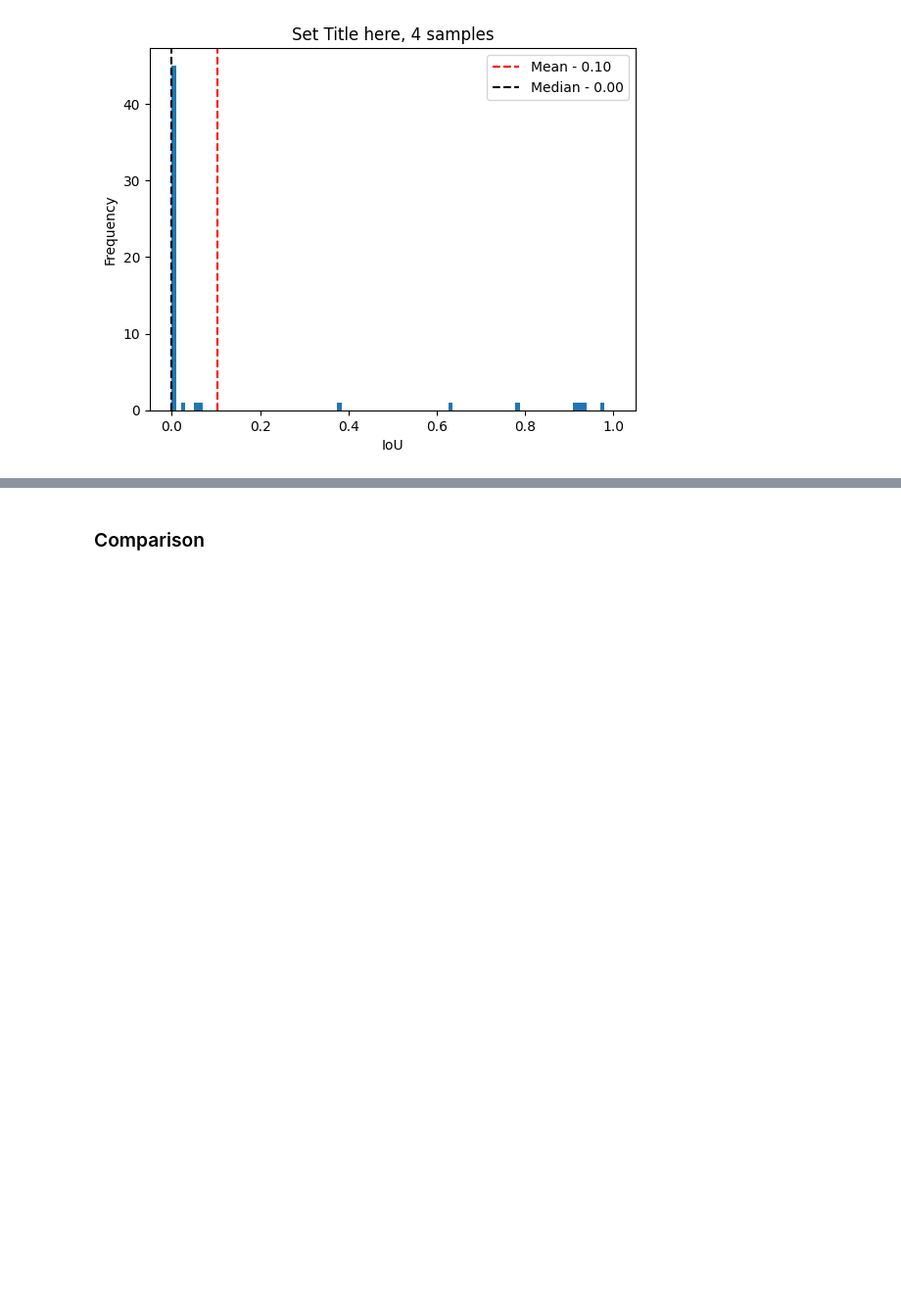
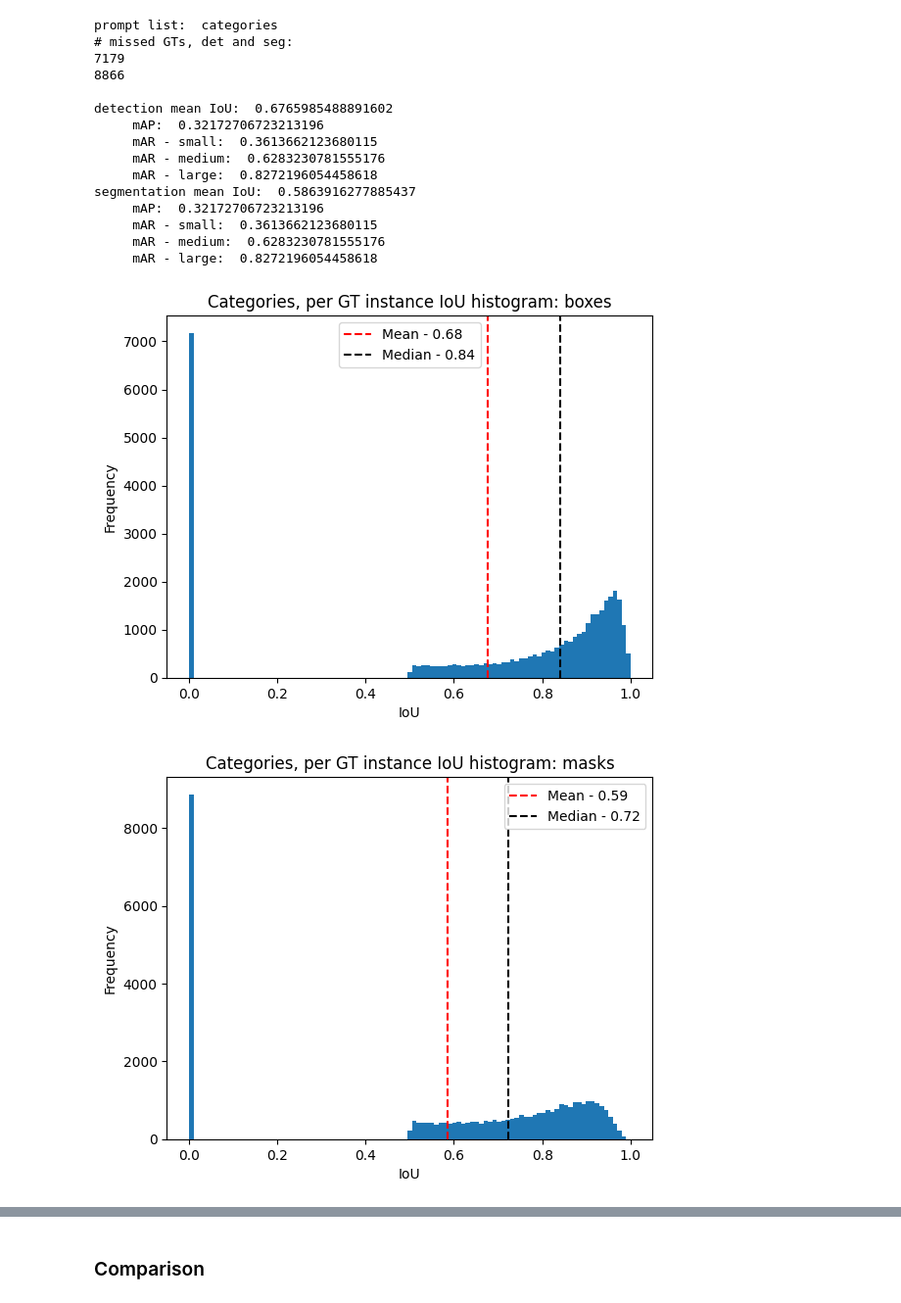
Before and after one commit to jsvobo/DetSeg, a Jupyter notebook: IoU_recall_visuals.ipynb, the cells around one changed output, grey strips where cells are left out. Shown: that part at 98% size. Drawn from its saved outputs; the diff is of its cells as text; code cells hidden in the pictures; blank space fills up the shorter version.

```diff
--- a/IoU_recall_visuals.ipynb
+++ b/IoU_recall_visuals.ipynb
@@ -13,0 +19,3 @@ import pprint
+# %%
+transforms = None
+coco_dataset = CocoLoader(get_coco_split(split="val"), transform=transforms)
@@ -14,4 +28,18 @@ import pprint
 # %%
-path = "./out/pipeline_results/GroundingDinoTiny_SamWrapper_b_categories_coco_train_4_09_03"
-results, config, array_boxes, array_masks = utils.load_results(path, print_conf=True)
+path = (
+    "./out/pipeline_results/GroundingDinoTiny_SamWrapper_b_categories_coco_val_5000_09_04"
+)
+
 # index array translates index in other arrays to index in the dataset
+
+# coco classes:
+#   ./out/pipeline_results/GroundingDinoTiny_SamWrapper_b_dataset_defaults_coco_val_5000_09_04
+
+# general:
+#   ./out/pipeline_results/GroundingDinoTiny_SamWrapper_b_general_coco_val_5000_09_04
+
+# categories:
+#   ./out/pipeline_results/GroundingDinoTiny_SamWrapper_b_categories_coco_val_5000_09_04
+
+# GT: without middle
+#  ./out/pipeline_results/GTboxDetector_SamWrapper_b_dataset_defaults_coco_val_5000_09_04
@@ -59,24 +46,20 @@ dict_keys(['mean det IoU', 'mean seg IoU', 'classless mAP - detection', 'classle
-# %%
-lspace = np.linspace(0.0, 1.0, 100)
-
-# Calculate the number of objects in each bin
-hist, bins, _ = plt.hist(IoU_array, bins=lspace)
-
-# Find the bin index where the mean value of IoU_array falls
-mean_threshold = np.mean(IoU_array)
-median_threshold = np.median(IoU_array)
-plt.axvline(x=mean_threshold, color="red", linestyle="--")
-plt.axvline(x=median_threshold, color="black", linestyle="--")
-# Add labels and title
-plt.xlabel("IoU")
-plt.ylabel("Frequency")
-size = (config["max_batch"] * config["batch_size"])
-plt.title(f"Set Title here, {size} samples")
-
-mean = "{:.2f}".format(mean_threshold)
-median = "{:.2f}".format(median_threshold)
-plt.legend([f"Mean - {mean}", f"Median - {median}"])
-# Show the plot
-plt.show()
-# %% [output]
-[figure, removed]
+# %%
+utils.do_overview(path=path, name="Categories", coco_dataset=coco_dataset)
+# %% [output]
+prompt list:  categories
+# missed GTs, det and seg:
+7179
+8866
+
+detection mean IoU:  0.6765985488891602
+     mAP:  0.32172706723213196
+     mAR - small:  0.3613662123680115
+     mAR - medium:  0.6283230781555176
+     mAR - large:  0.8272196054458618
+segmentation mean IoU:  0.5863916277885437
+     mAP:  0.32172706723213196
+     mAR - small:  0.3613662123680115
+     mAR - medium:  0.6283230781555176
+     mAR - large:  0.8272196054458618
+[figure, added]
+[figure, added]
```
Also changed, not shown: parts of 10 cells of this notebook, 8 other files.
